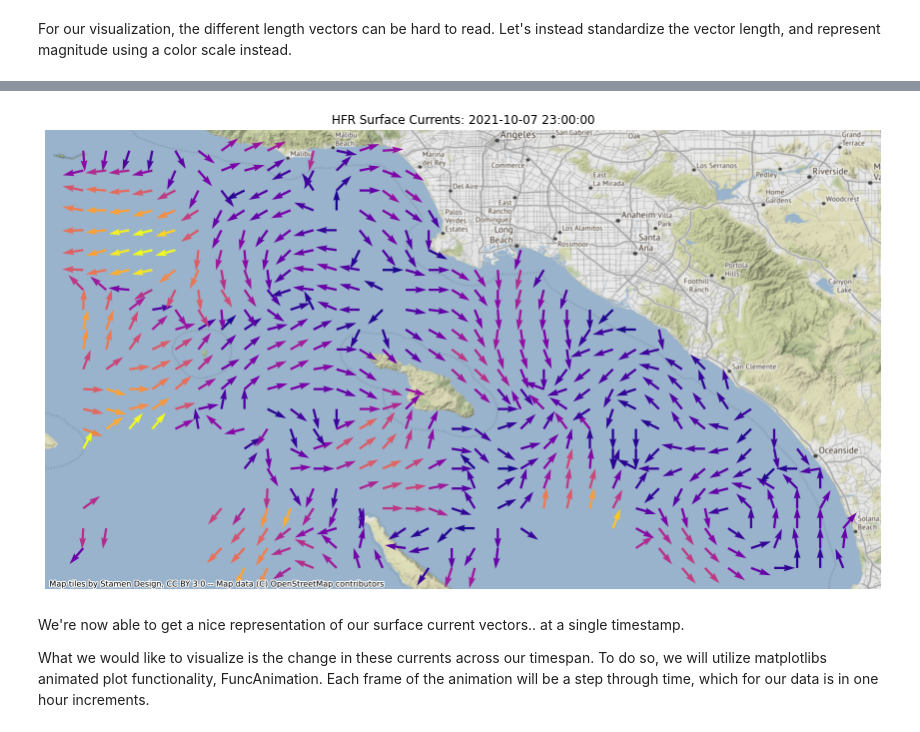
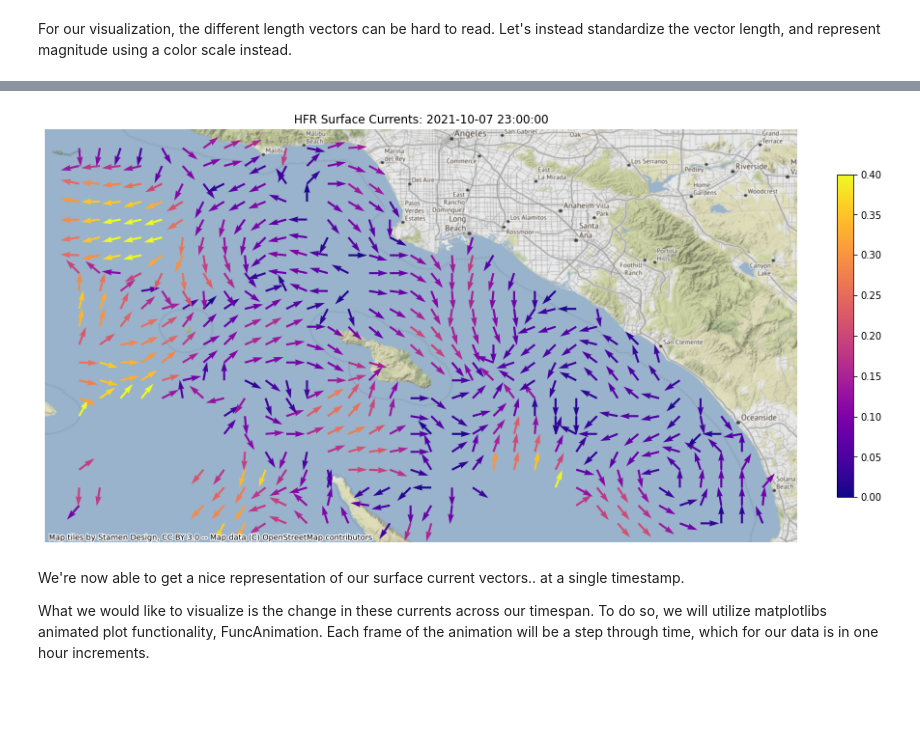
Before and after one commit to fullbeats/EDS220-SeaSurfaceCurrents, a Jupyter notebook: HFR_Surface_Current_Completed.ipynb, the cells around one changed output, grey strips where cells are left out. Cells and saved outputs as stored; diff of their text form; code cells hidden in the pictures; blank space fills up the shorter version.

```diff
--- a/HFR_Surface_Current_Completed.ipynb
+++ b/HFR_Surface_Current_Completed.ipynb
@@ -286,3 +281,6 @@ geo_df['v_norm'] = geo_df['v'] / geo_df['magnitude']
 # %% [markdown]
 By default the magnitude of vectors is represented by their length while plotting. Let's see what that looks like, using the built in quivers functionality of matplotlib.
+# %%
+# Store the list of timestamps as a series for index mapping
+times = ds_hb_spill.time.to_series()
 # %%
@@ -328,6 +319,10 @@ plt.hist(geo_df['magnitude'], density=True, bins=20)
 # %%
 # Create a color scale that aligns with range of magnitude values
-norm = Normalize(vmin=0, vmax= 0.45)
+norm = Normalize(vmin = 0, vmax = 0.4)
 
 # Set color palette
 colormap = cm.plasma
+
+# Add color bar
+scalarmappaple = cm.ScalarMappable(norm=norm, cmap=colormap)
+scalarmappaple.set_array(np.arange(0,0.4, 0.1))
@@ -334,30 +334,38 @@ colormap = cm.plasma
 # %%
-# Build a plot, now providing a color parameter to the quivers
-fig, ax = plt.subplots(figsize=(15,15))
+# Now we can formalize the plot by adding our color scale, a basemap, title, and axis formatting
 
-# Choose another time index to plot
-t = 95
+# Setup initial plot with figsize and colorbar
+fig, ax = plt.subplots(figsize=(15,9))
+plt.colorbar(scalarmappaple, fraction=0.02)
 
-# Subset our data to points at the chosen time
-geo_df_t = geo_df[geo_df['time'] == times[t]]
+# Build a function to create a plot for a given time index
+def plotCurrents(t):
+    # Clear current axes
+    ax.clear()
 
-# Build quivers
-ax.quiver(geo_df_t['geometry'].x, # x coordinate of vector location
-          geo_df_t['geometry'].y, # y coordinate of vector location
-          geo_df_t['u_norm'],     # normalized u value
-          geo_df_t['v_norm'],     # normalized v value
-          color=colormap(norm(geo_df_t['magnitude'])) # mapping of magnitudes to color values
-         )
+    # Subset our data to points at the chosen time
+    geo_df_t = geo_df[geo_df['time'] == times[t]]
 
-# Add basemap
-ctx.add_basemap(ax, crs=geo_df_t.crs.to_string(), source=ctx.providers.Stamen.Terrain)
+    # Build quivers, using normalized u/v and a color scale
+    ax.quiver(
+        geo_df_t['geometry'].x,
+        geo_df_t['geometry'].y,
+        geo_df_t['u_norm'],
+        geo_df_t['v_norm'],
+        color = colormap(norm(geo_df_t['magnitude']))
+    )
 
-# Additional plot formatting
-ax.set_axis_off()
-ax.set_title('HFR Surface Currents: ' + str(times[t]))
+    # Add basemap
+    ctx.add_basemap(ax, crs = crs_4326, source = ctx.providers.Stamen.Terrain)
+
+    # Additional plot formatting
+    ax.set_axis_off()
+    ax.set_title('HFR Surface Currents: ' + str(times[t]))
+
+plotCurrents(95)
 plt.show()
 # %% [output]
-[figure, old version]
+[figure, new version]
 # %% [markdown]
 We're now able to get a nice representation of our surface current vectors.. at a single timestamp.
 
```
Also changed, not shown: parts of 14 cells of this notebook, 3 other files.
